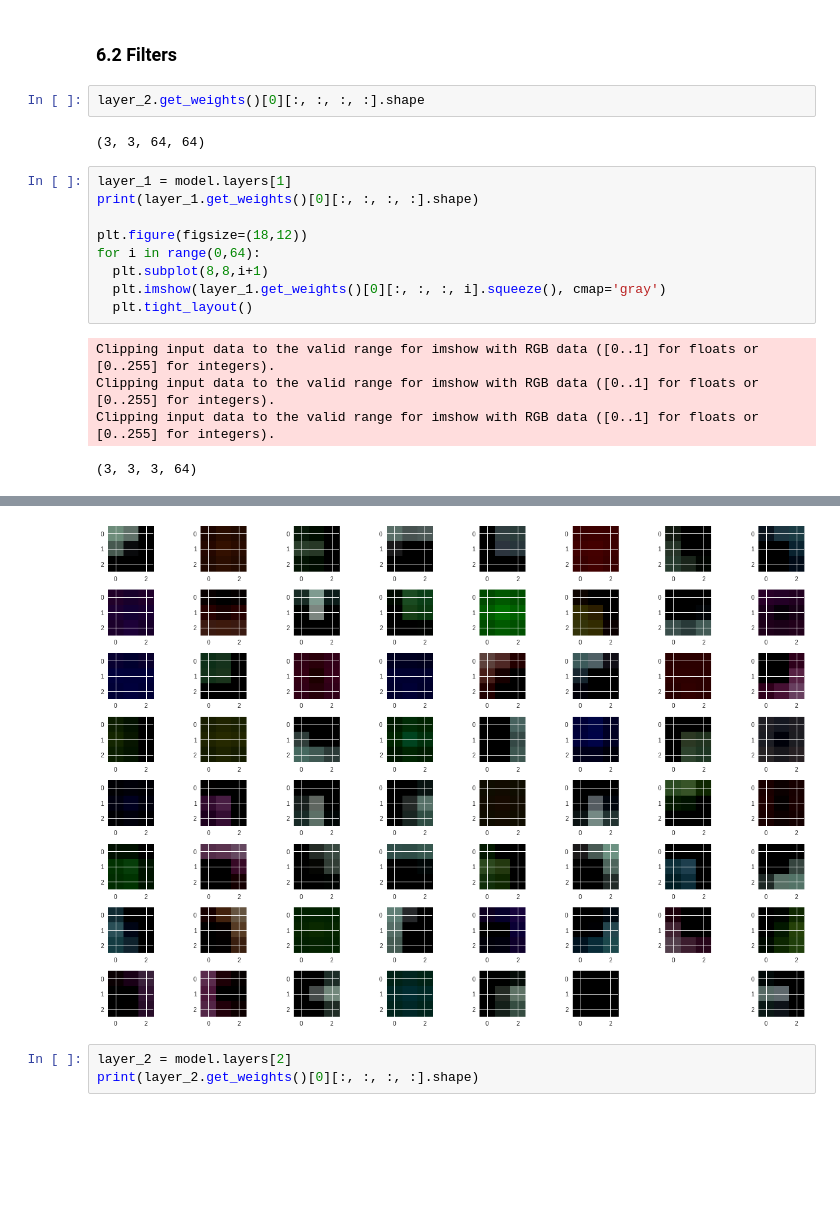
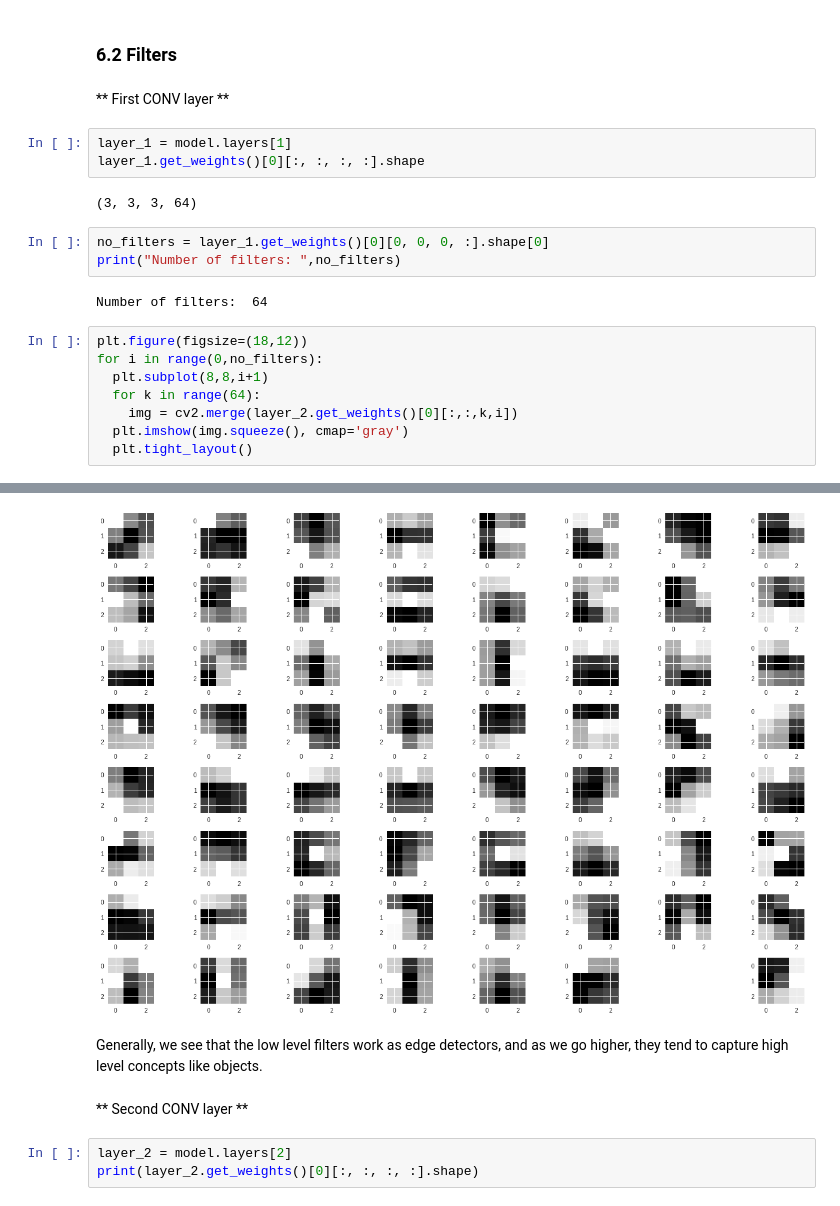
Before and after one commit to DavorJordacevic/TensorFlow-Keras-Neural-Networks, a Jupyter notebook: Convolutional_neural_network_with_Keras_dogs_vs_cats_Classifier.ipynb, the cells around one changed output, grey strips where cells are left out. Saved outputs shown, nothing was run; the diff lists cells and outputs as text; blank space fills up the shorter version.

```diff
--- a/Convolutional_neural_network_with_Keras_dogs_vs_cats_Classifier.ipynb
+++ b/Convolutional_neural_network_with_Keras_dogs_vs_cats_Classifier.ipynb
@@ -473,21 +473,24 @@ Non-trainable params: 0
 _________________________________________________________________
 # %% [markdown]
 ### 6.2 Filters
+# %% [markdown]
+** First CONV layer **
 # %%
-layer_2.get_weights()[0][:, :, :, :].shape
+layer_1 = model.layers[1]
+layer_1.get_weights()[0][:, :, :, :].shape
 # %% [output]
-(3, 3, 64, 64)
+(3, 3, 3, 64)
+# %%
+no_filters = layer_1.get_weights()[0][0, 0, 0, :].shape[0]
+print("Number of filters: ",no_filters)
+# %% [output]
+Number of filters:  64
 # %%
-layer_1 = model.layers[1]
-print(layer_1.get_weights()[0][:, :, :, :].shape)
-
 plt.figure(figsize=(18,12))
-for i in range(0,64):
+for i in range(0,no_filters):
   plt.subplot(8,8,i+1)
-  plt.imshow(layer_1.get_weights()[0][:, :, :, i].squeeze(), cmap='gray')
+  for k in range(64):
+    img = cv2.merge(layer_2.get_weights()[0][:,:,k,i])
+  plt.imshow(img.squeeze(), cmap='gray')
   plt.tight_layout()
 # %% [output]
-Clipping input data to the valid range for imshow with RGB data ([0..1] for floats or [0..255] for integers).
-Clipping input data to the valid range for imshow with RGB data ([0..1] for floats or [0..255] for integers).
-Clipping input data to the valid range for imshow with RGB data ([0..1] for floats or [0..255] for integers).
-(3, 3, 3, 64)
@@ -511,4 +497,8 @@ Clipping input data to the valid range for imshow with RGB data ([0..1] for floa
-[figure, old version]
+[figure, new version]
+# %% [markdown]
+Generally, we see that the low level filters work as edge detectors, and as we go higher, they tend to capture high level concepts like objects.
+# %% [markdown]
+** Second CONV layer **
 # %%
 layer_2 = model.layers[2]
 print(layer_2.get_weights()[0][:, :, :, :].shape)
```
Also changed, not shown: parts of 24 cells of this notebook.
